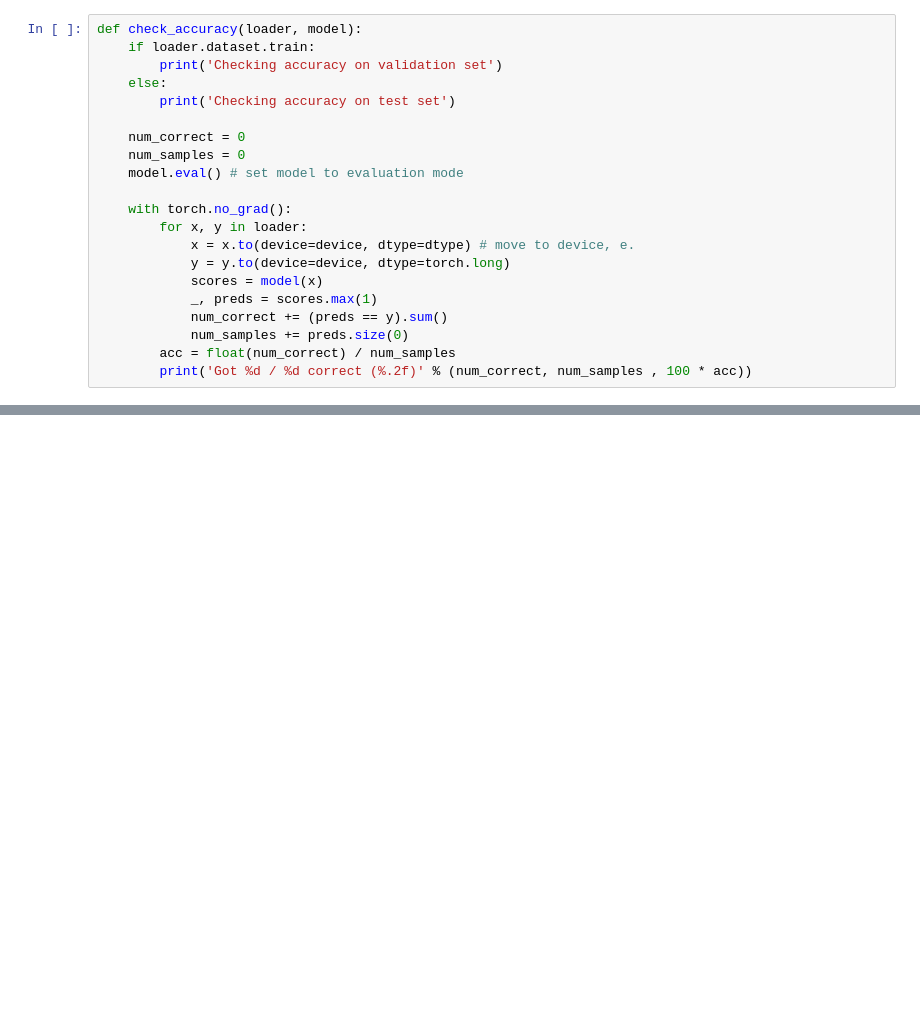
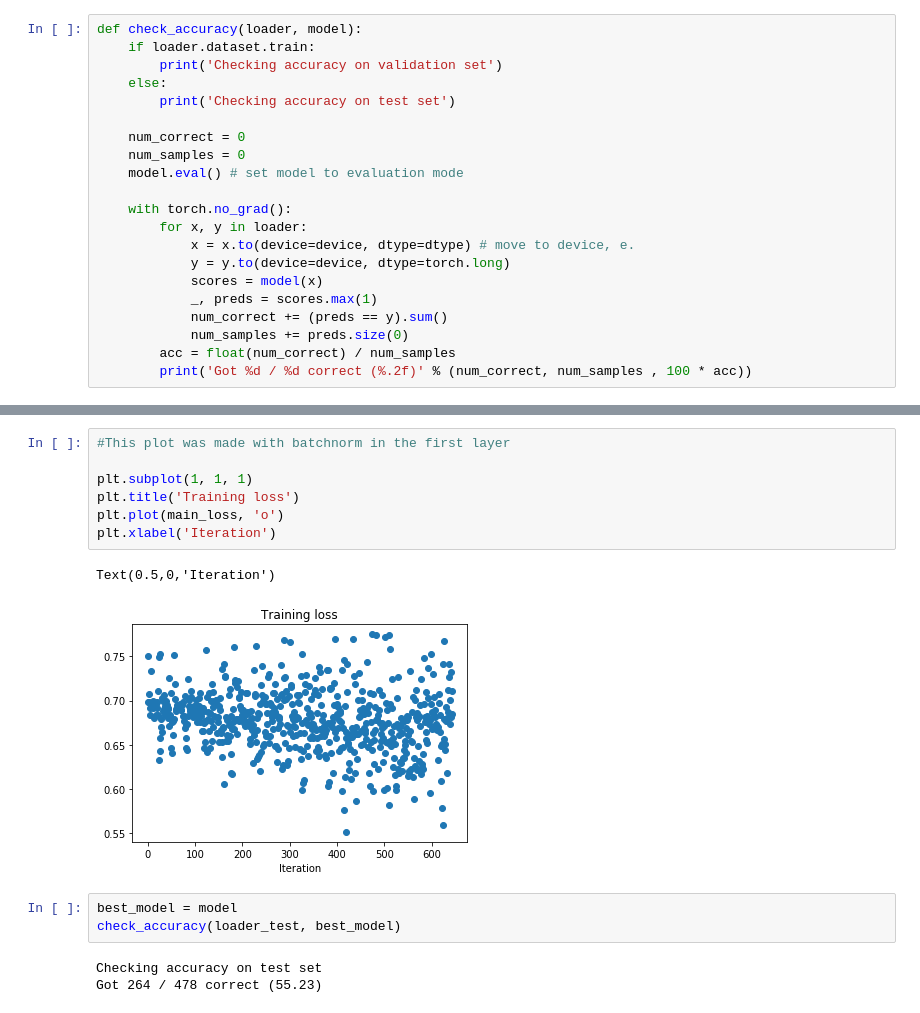
Before and after one commit to amitschechter/movie-posters, a Jupyter notebook: CNN_modeledAfter_Ass2.ipynb, the cells around one changed output, grey strips where cells are left out. Drawn from its saved outputs; the diff is of its cells as text; blank space fills up the shorter version.

```diff
--- a/CNN_modeledAfter_Ass2.ipynb
+++ b/CNN_modeledAfter_Ass2.ipynb
@@ -300,0 +329,16 @@ plt.xlabel('Iteration')
+# %%
+#This plot was made with batchnorm in the first layer
+
+plt.subplot(1, 1, 1)
+plt.title('Training loss')
+plt.plot(main_loss, 'o')
+plt.xlabel('Iteration')
+# %% [output]
+Text(0.5,0,'Iteration')
+[figure, added]
+# %%
+best_model = model
+check_accuracy(loader_test, best_model)
+# %% [output]
+Checking accuracy on test set
+Got 264 / 478 correct (55.23)
```
Also changed, not shown: parts of 8 cells of this notebook, 3 other files.
